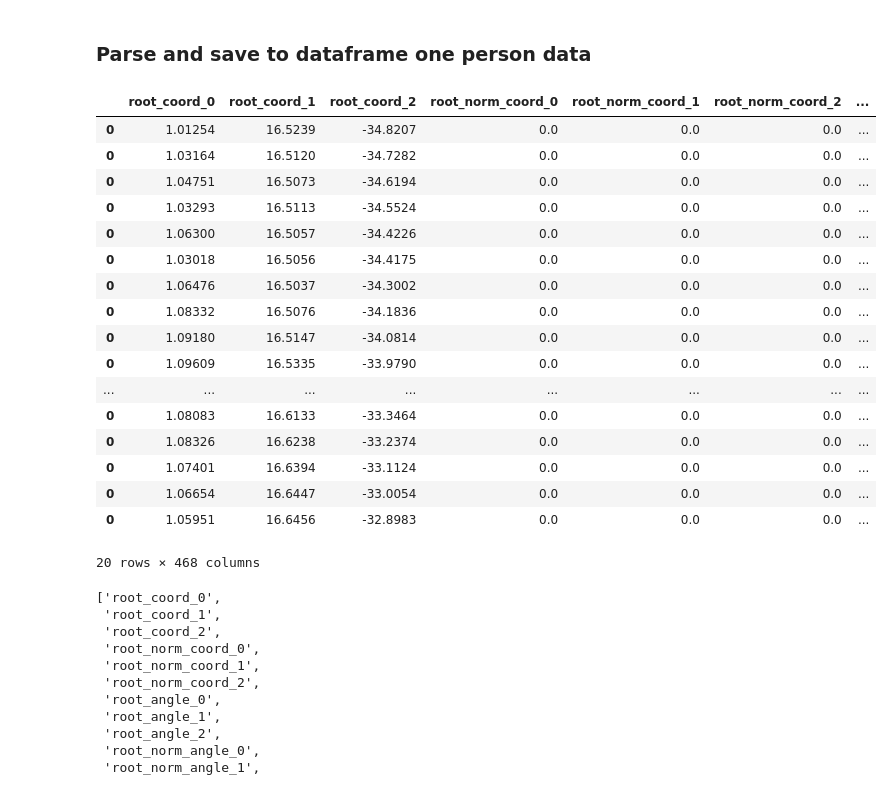
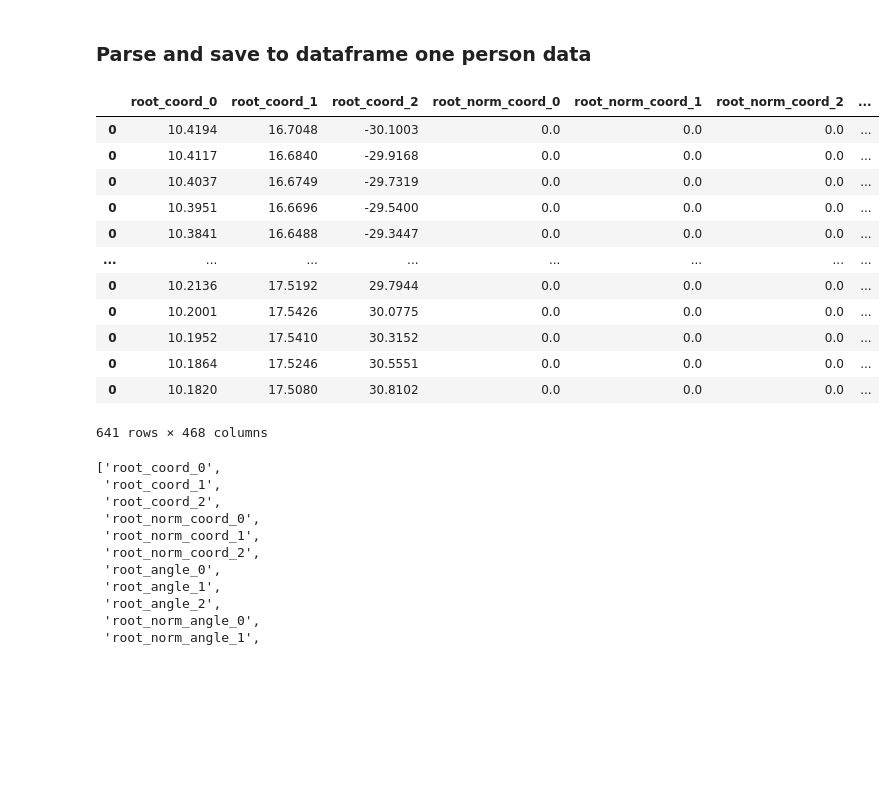
Before and after one commit to likerobotics/walkingdata, a Jupyter notebook: dev/collect_data_and_visualize_for_walking_robot.ipynb, the cells around one changed output. Cells and saved outputs as stored; diff of their text form; code cells hidden in the pictures; blank space fills up the shorter version.

```diff
--- a/dev/collect_data_and_visualize_for_walking_robot.ipynb
+++ b/dev/collect_data_and_visualize_for_walking_robot.ipynb
@@ -40,28 +40,23 @@ parsing ../data/10/10_04.amc
 # %% [markdown]
 ### Parse and save to dataframe one person data
 # %%
-df = amc_parser.get_all_data(person_folder='../data/05/')
+df = amc_parser.get_all_data(person_folder='../data/02/')
 # %%
-df.head(20)
+df
 # %% [output]
 |  | root_coord_0 | root_coord_1 | root_coord_2 | root_norm_coord_0 | root_norm_coord_1 | root_norm_coord_2 | ... |
-| 0 | 1.01254 | 16.5239 | -34.8207 | 0.0 | 0.0 | 0.0 | ... |
-| 0 | 1.03164 | 16.5120 | -34.7282 | 0.0 | 0.0 | 0.0 | ... |
-| 0 | 1.04751 | 16.5073 | -34.6194 | 0.0 | 0.0 | 0.0 | ... |
-| 0 | 1.03293 | 16.5113 | -34.5524 | 0.0 | 0.0 | 0.0 | ... |
-| 0 | 1.06300 | 16.5057 | -34.4226 | 0.0 | 0.0 | 0.0 | ... |
-| 0 | 1.03018 | 16.5056 | -34.4175 | 0.0 | 0.0 | 0.0 | ... |
-| 0 | 1.06476 | 16.5037 | -34.3002 | 0.0 | 0.0 | 0.0 | ... |
-| 0 | 1.08332 | 16.5076 | -34.1836 | 0.0 | 0.0 | 0.0 | ... |
-| 0 | 1.09180 | 16.5147 | -34.0814 | 0.0 | 0.0 | 0.0 | ... |
-| 0 | 1.09609 | 16.5335 | -33.9790 | 0.0 | 0.0 | 0.0 | ... |
+| 0 | 10.4194 | 16.7048 | -30.1003 | 0.0 | 0.0 | 0.0 | ... |
+| 0 | 10.4117 | 16.6840 | -29.9168 | 0.0 | 0.0 | 0.0 | ... |
+| 0 | 10.4037 | 16.6749 | -29.7319 | 0.0 | 0.0 | 0.0 | ... |
+| 0 | 10.3951 | 16.6696 | -29.5400 | 0.0 | 0.0 | 0.0 | ... |
+| 0 | 10.3841 | 16.6488 | -29.3447 | 0.0 | 0.0 | 0.0 | ... |
 | ... | ... | ... | ... | ... | ... | ... | ... |
-| 0 | 1.08083 | 16.6133 | -33.3464 | 0.0 | 0.0 | 0.0 | ... |
-| 0 | 1.08326 | 16.6238 | -33.2374 | 0.0 | 0.0 | 0.0 | ... |
-| 0 | 1.07401 | 16.6394 | -33.1124 | 0.0 | 0.0 | 0.0 | ... |
-| 0 | 1.06654 | 16.6447 | -33.0054 | 0.0 | 0.0 | 0.0 | ... |
-| 0 | 1.05951 | 16.6456 | -32.8983 | 0.0 | 0.0 | 0.0 | ... |
+| 0 | 10.2136 | 17.5192 | 29.7944 | 0.0 | 0.0 | 0.0 | ... |
+| 0 | 10.2001 | 17.5426 | 30.0775 | 0.0 | 0.0 | 0.0 | ... |
+| 0 | 10.1952 | 17.5410 | 30.3152 | 0.0 | 0.0 | 0.0 | ... |
+| 0 | 10.1864 | 17.5246 | 30.5551 | 0.0 | 0.0 | 0.0 | ... |
+| 0 | 10.1820 | 17.5080 | 30.8102 | 0.0 | 0.0 | 0.0 | ... |
-20 rows × 468 columns
+641 rows × 468 columns
 # %%
 df.columns.tolist()
 # %% [output]
```
Also changed, not shown: parts of 8 cells of this notebook, 1 other file.
